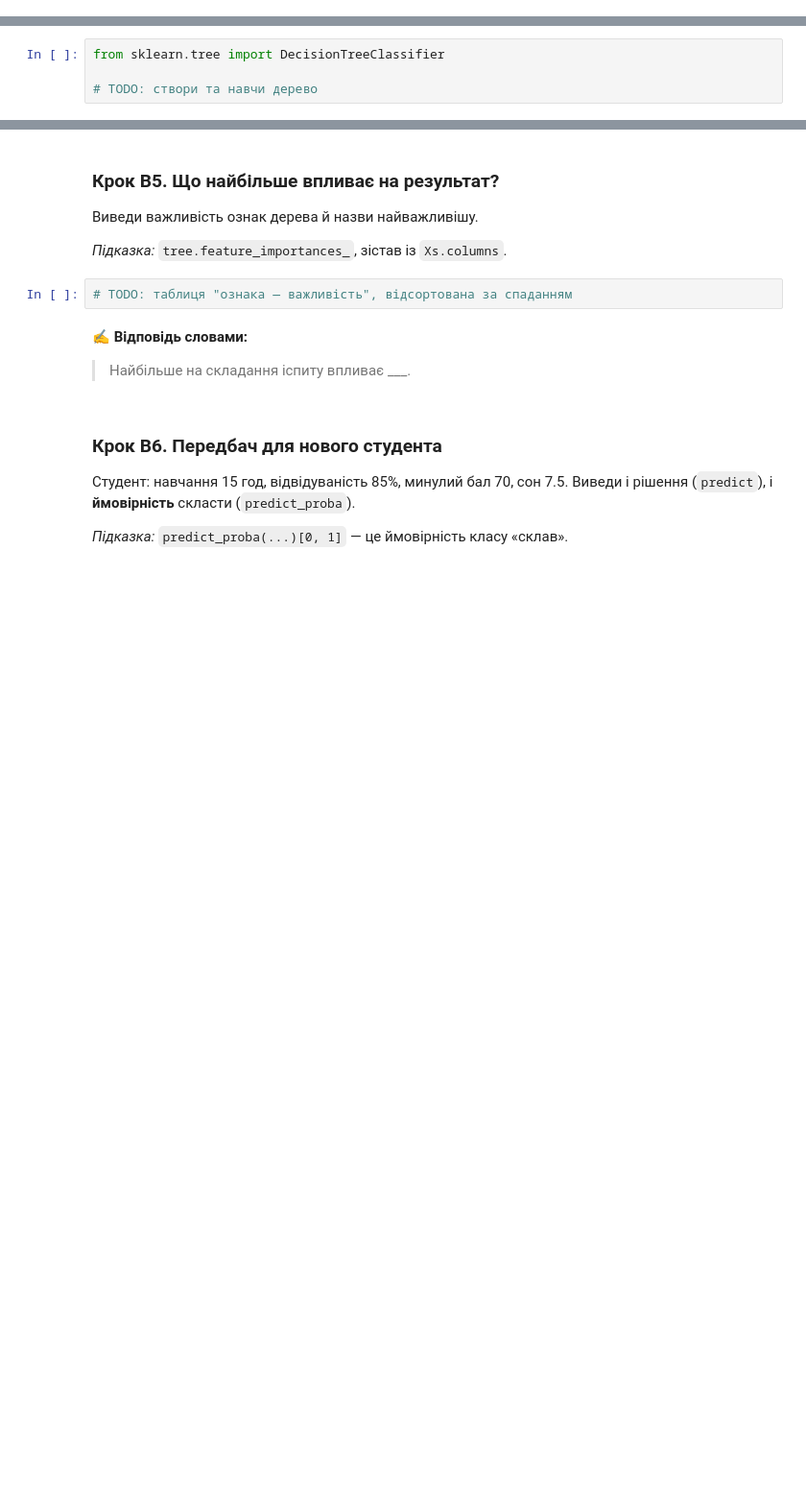
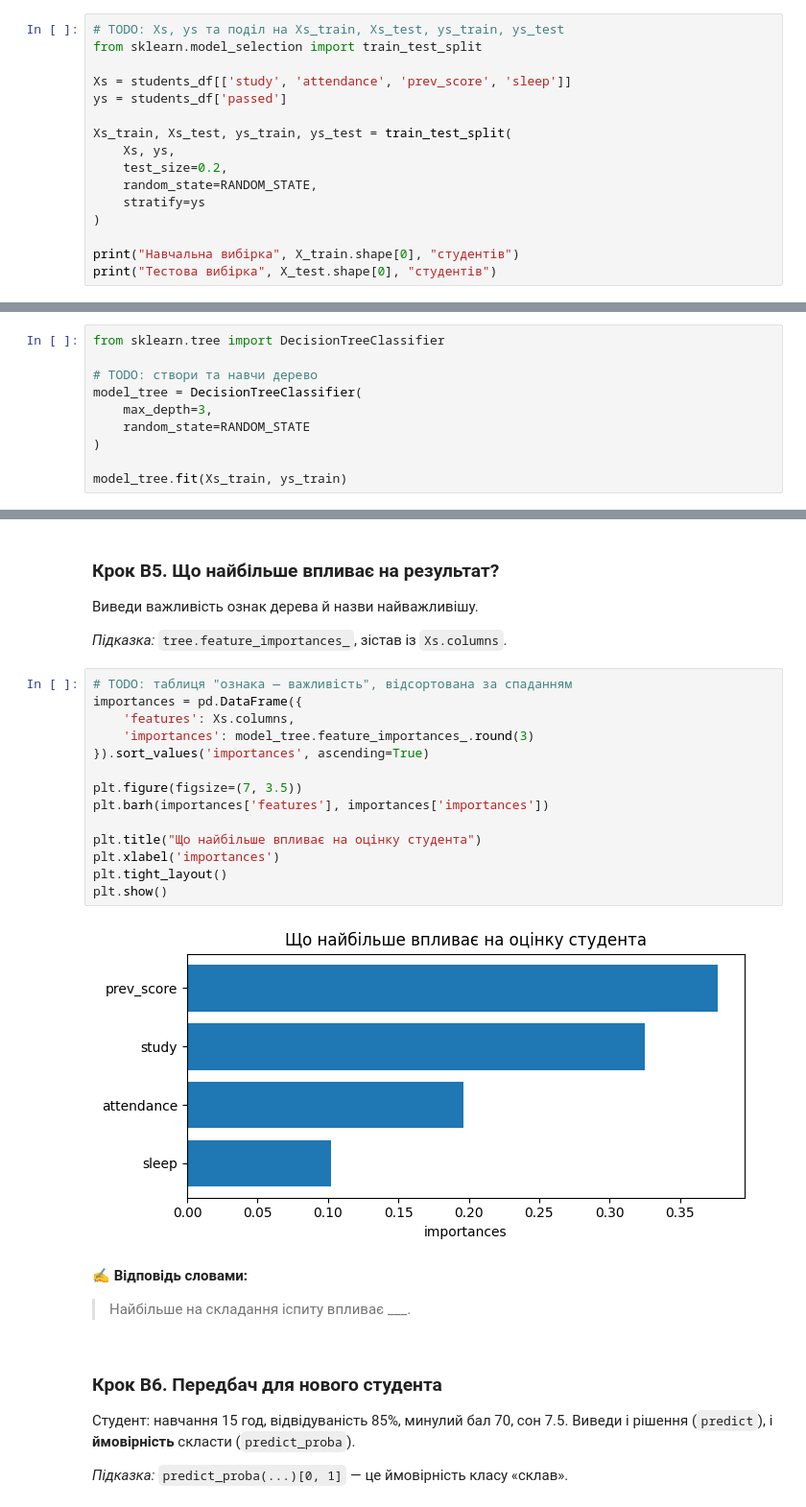
Before and after one commit to NadiiaIvashchuk/Cafe_Sales, a Jupyter notebook: ml_practice_LR&Cl.ipynb, the cells around one changed output, grey strips where cells are left out. Shown at 96% size. Saved outputs shown, nothing was run; the diff lists cells and outputs as text; blank space fills up the shorter version.

```diff
--- a/ml_practice_LR&Cl.ipynb
+++ b/ml_practice_LR&Cl.ipynb
@@ -169,0 +237,16 @@ ys =
+# %%
+# TODO: Xs, ys та поділ на Xs_train, Xs_test, ys_train, ys_test
+from sklearn.model_selection import train_test_split
+
+Xs = students_df[['study', 'attendance', 'prev_score', 'sleep']]
+ys = students_df['passed']
+
+Xs_train, Xs_test, ys_train, ys_test = train_test_split(
+    Xs, ys,
+    test_size=0.2,
+    random_state=RANDOM_STATE,
+    stratify=ys
+)
+
+print("Навчальна вибірка", X_train.shape[0], "студентів")
+print("Тестова вибірка", X_test.shape[0], "студентів")
@@ -176,3 +262,9 @@ ys =
 from sklearn.tree import DecisionTreeClassifier
 
 # TODO: створи та навчи дерево
+model_tree = DecisionTreeClassifier(
+    max_depth=3,
+    random_state=RANDOM_STATE
+)
+
+model_tree.fit(Xs_train, ys_train)
@@ -191,8 +318,22 @@ from sklearn.metrics import accuracy_score, confusion_matrix
 Виведи важливість ознак дерева й назви найважливішу.
 
 *Підказка:* `tree.feature_importances_`, зістав із `Xs.columns`.
-# %%
-# TODO: таблиця "ознака — важливість", відсортована за спаданням
+# %%
+# TODO: таблиця "ознака — важливість", відсортована за спаданням
+importances = pd.DataFrame({
+    'features': Xs.columns,
+    'importances': model_tree.feature_importances_.round(3)
+}).sort_values('importances', ascending=True)
+
+plt.figure(figsize=(7, 3.5))
+plt.barh(importances['features'], importances['importances'])
+
+plt.title("Що найбільше впливає на оцінку студента")
+plt.xlabel('importances')
+plt.tight_layout()
+plt.show()
+# %% [output]
+[figure, added]
 # %% [markdown]
 ✍️ **Відповідь словами:**
 > Найбільше на складання іспиту впливає ___.
```
Also changed, not shown: parts of 18 cells of this notebook.
